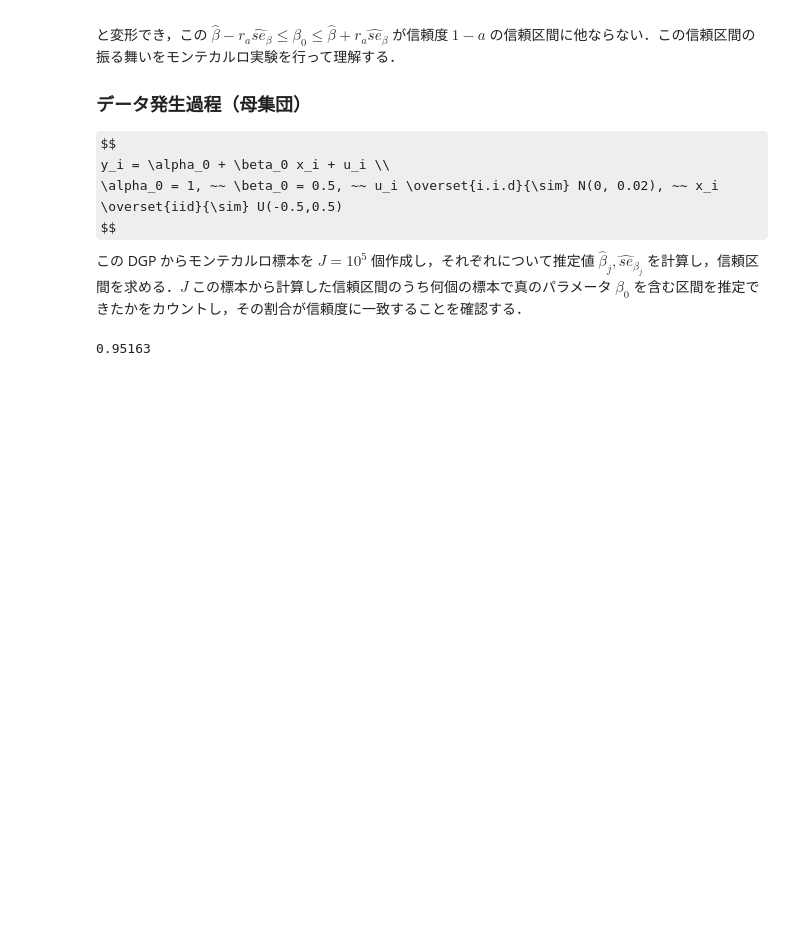
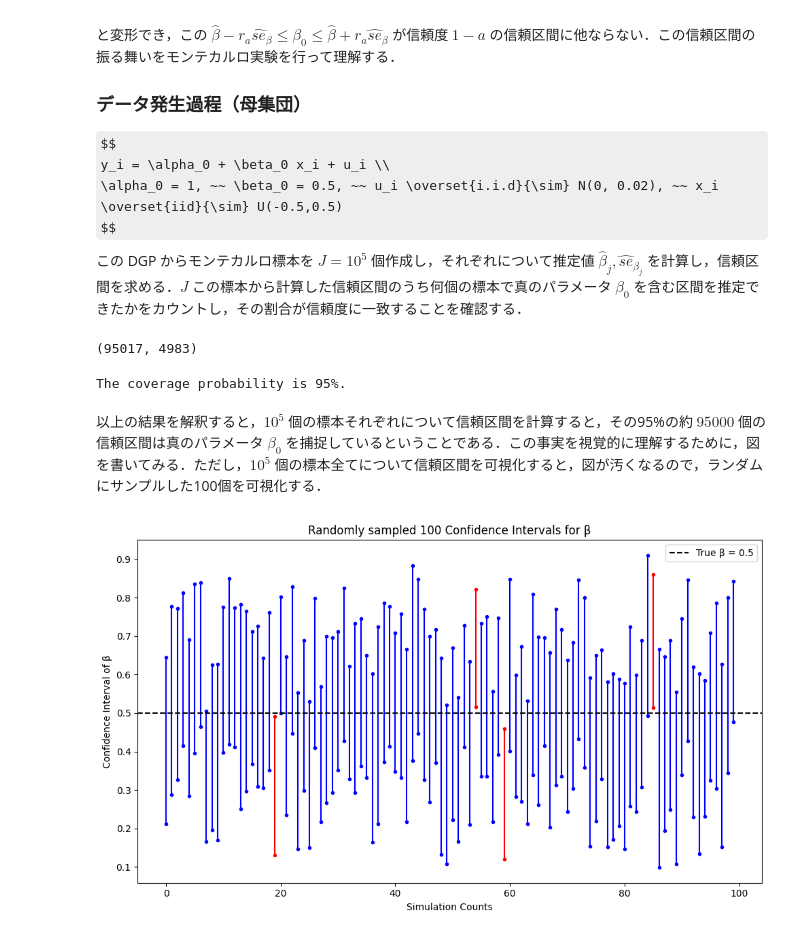
Before and after one commit to Nagayu71/Econometrics-B, a Jupyter notebook: week7_Ttest.ipynb, the cells around one changed output. Cells and saved outputs as stored; diff of their text form; code cells hidden in the pictures; some formulas as TeX source; blank space fills up the shorter version.

Commit message:
[update] draw the figure that explains confidence interval.

```diff
--- a/week7_Ttest.ipynb
+++ b/week7_Ttest.ipynb
@@ -99,19 +99,57 @@ for j in range(J):
     beta_hats.append(beta_hat)
     se_bs.append(se_b)
 # %%
-a = 0.05
+a = 0.05   # (1-a)100% confidence interval
 df = n - 2 # degree of freedom
 r_a = sp.stats.t.ppf(1 - a/2, df) # critical value
 
-result = []
+result = [] # list to save the result (1: positive, 0: negative)
+CIs  = []   # list to save confidence intervals of samples
 for beta_hat, se_b in zip(beta_hats, se_bs):
     lower_limit = beta_hat - r_a * se_b
     upper_limit = beta_hat + r_a * se_b
     if lower_limit <= beta <= upper_limit:
         result.append(1)
+        CIs.append([lower_limit, upper_limit])
     else:
         result.append(0)
+        CIs.append([lower_limit, upper_limit])
-# %%
-sum(result) / len(result)
-# %% [output]
-0.95163
+# %%
+positive = sum(result)  # # of times CI covers the true beta
+negative = J - positive # # of times CI does not cover the true beta
+positive, negative
+# %% [output]
+(95017, 4983)
+# %%
+coverage_prob = positive / J * 100
+print(f'The coverage probability is {round(coverage_prob)}%.')
+# %% [output]
+The coverage probability is 95%.
+# %% [markdown]
+以上の結果を解釈すると，$10^5$ 個の標本それぞれについて信頼区間を計算すると，その95%の約 $95000$ 個の信頼区間は真のパラメータ $\beta_0$ を捕捉しているということである．この事実を視覚的に理解するために，図を書いてみる．ただし，$10^5$ 個の標本全てについて信頼区間を可視化すると，図が汚くなるので，ランダムにサンプルした100個を可視化する．
+# %%
+size = 100
+random_indices = np.random.randint(low=0, high=J, size=size)
+
+plt.figure(figsize=(10, 6))
+# Plot the positive confidence interval in blue
+for i, j in enumerate(random_indices):
+    if result[j]:
+        plt.plot([i, i], CIs[j], color='blue', marker='o', markersize=3)
+
+# Plot the negative confidence interval in red
+for i, j in enumerate(random_indices):
+    if not result[j]:
+        plt.plot([i, i], CIs[j], color='red', marker='o', markersize=3)
+
+# Plot the true beta value
+plt.axhline(y=beta, color='black', linestyle='--', label=f'True β = {beta}')
+
+plt.xlabel('Simulation Counts')
+plt.ylabel('Confidence Interval of β')
+plt.title(f'Randomly sampled {size} Confidence Intervals for β')
+plt.legend()
+plt.tight_layout()
+plt.show()
+# %% [output]
+[figure, added]
```
